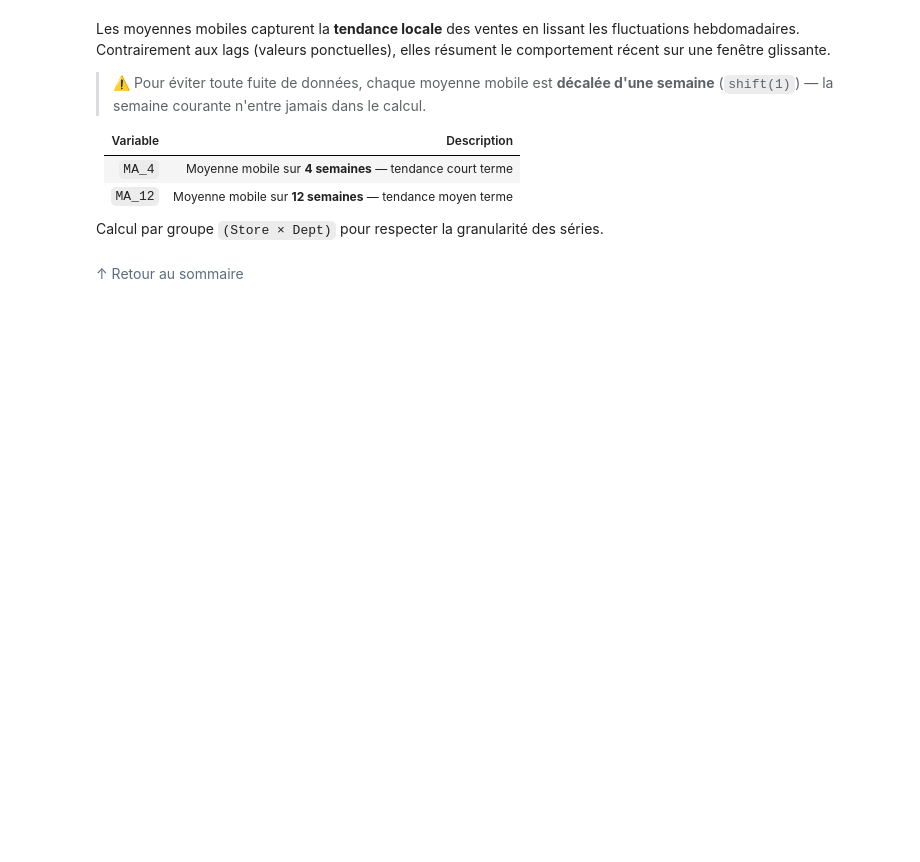
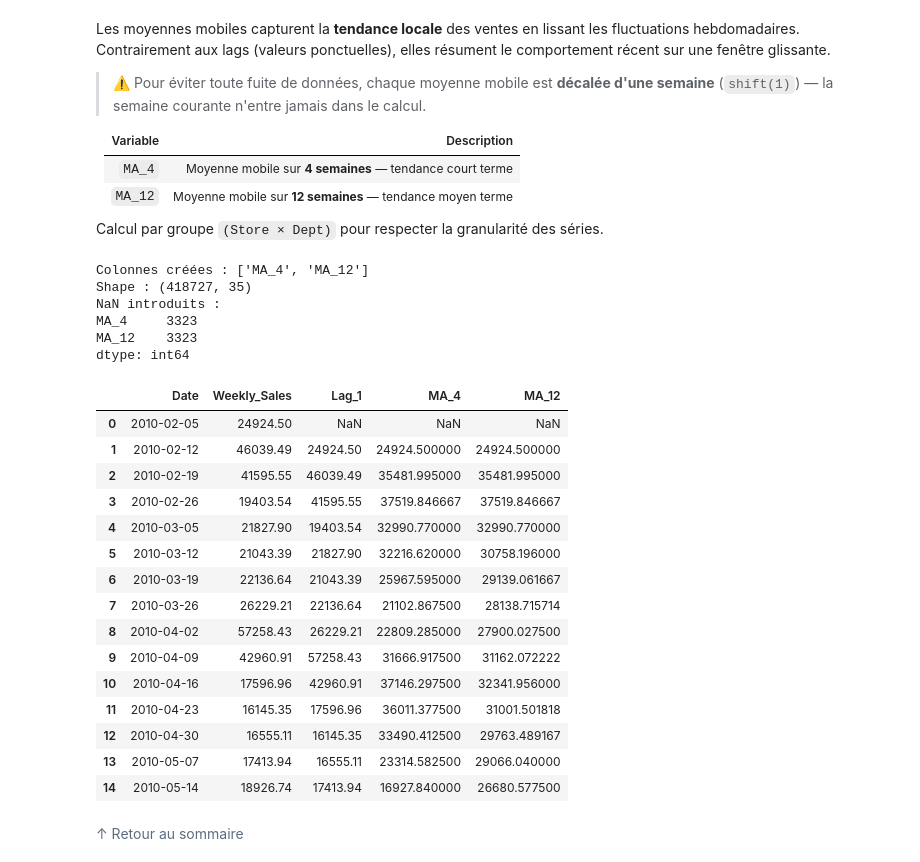
Before and after one commit to AnisHemaida/walmart-sales-forecasting, a Jupyter notebook: notebooks/SIPV_Walmart_EPIC2.ipynb, the cells around one changed output. Cells and saved outputs as stored; diff of their text form; code cells hidden in the pictures; blank space fills up the shorter version.

Commit message:
Code moyenne mobile

```diff
--- a/notebooks/SIPV_Walmart_EPIC2.ipynb
+++ b/notebooks/SIPV_Walmart_EPIC2.ipynb
@@ -861,6 +861,52 @@ Les moyennes mobiles capturent la **tendance locale** des ventes en lissant les
 | `MA_12` | Moyenne mobile sur **12 semaines** — tendance moyen terme |
 
 Calcul par groupe `(Store × Dept)` pour respecter la granularité des séries.
+# %%
+# ── Moyennes Mobiles (Moving Averages) ──────────────────────────────────────
+ma_windows = [4, 12]
+group = df_train.groupby(['Store_orig', 'Dept_orig'])['Weekly_Sales']
+
+ma_cols = []
+for w in ma_windows:
+    col = f'MA_{w}'
+    # rolling sur la fenêtre w, shift(1) pour exclure la semaine courante
+    df_train[col] = group.transform(
+        lambda x: x.rolling(window=w, min_periods=1).mean().shift(1)
+    )
+    ma_cols.append(col)
+
+print(f"Colonnes créées : {ma_cols}")
+print(f"Shape : {df_train.shape}")
+print(f"NaN introduits :\n{df_train[ma_cols].isna().sum()}\n")
+
+# Aperçu pour Store 1, Dept 1
+sample = df_train[
+    (df_train['Store_orig'] == 1) & (df_train['Dept_orig'] == 1)
+][['Date', 'Weekly_Sales', 'Lag_1'] + ma_cols].head(15)
+sample
+# %% [output]
+Colonnes créées : ['MA_4', 'MA_12']
+Shape : (418727, 35)
+NaN introduits :
+MA_4     3323
+MA_12    3323
+dtype: int64
+|  | Date | Weekly_Sales | Lag_1 | MA_4 | MA_12 |
+| 0 | 2010-02-05 | 24924.50 | NaN | NaN | NaN |
+| 1 | 2010-02-12 | 46039.49 | 24924.50 | 24924.500000 | 24924.500000 |
+| 2 | 2010-02-19 | 41595.55 | 46039.49 | 35481.995000 | 35481.995000 |
+| 3 | 2010-02-26 | 19403.54 | 41595.55 | 37519.846667 | 37519.846667 |
+| 4 | 2010-03-05 | 21827.90 | 19403.54 | 32990.770000 | 32990.770000 |
+| 5 | 2010-03-12 | 21043.39 | 21827.90 | 32216.620000 | 30758.196000 |
+| 6 | 2010-03-19 | 22136.64 | 21043.39 | 25967.595000 | 29139.061667 |
+| 7 | 2010-03-26 | 26229.21 | 22136.64 | 21102.867500 | 28138.715714 |
+| 8 | 2010-04-02 | 57258.43 | 26229.21 | 22809.285000 | 27900.027500 |
+| 9 | 2010-04-09 | 42960.91 | 57258.43 | 31666.917500 | 31162.072222 |
+| 10 | 2010-04-16 | 17596.96 | 42960.91 | 37146.297500 | 32341.956000 |
+| 11 | 2010-04-23 | 16145.35 | 17596.96 | 36011.377500 | 31001.501818 |
+| 12 | 2010-04-30 | 16555.11 | 16145.35 | 33490.412500 | 29763.489167 |
+| 13 | 2010-05-07 | 17413.94 | 16555.11 | 23314.582500 | 29066.040000 |
+| 14 | 2010-05-14 | 18926.74 | 17413.94 | 16927.840000 | 26680.577500 |
 # %% [markdown]
 <a href="#0" style="color:#5D6D7E; text-decoration:none;">
 ↑ Retour au sommaire
```
